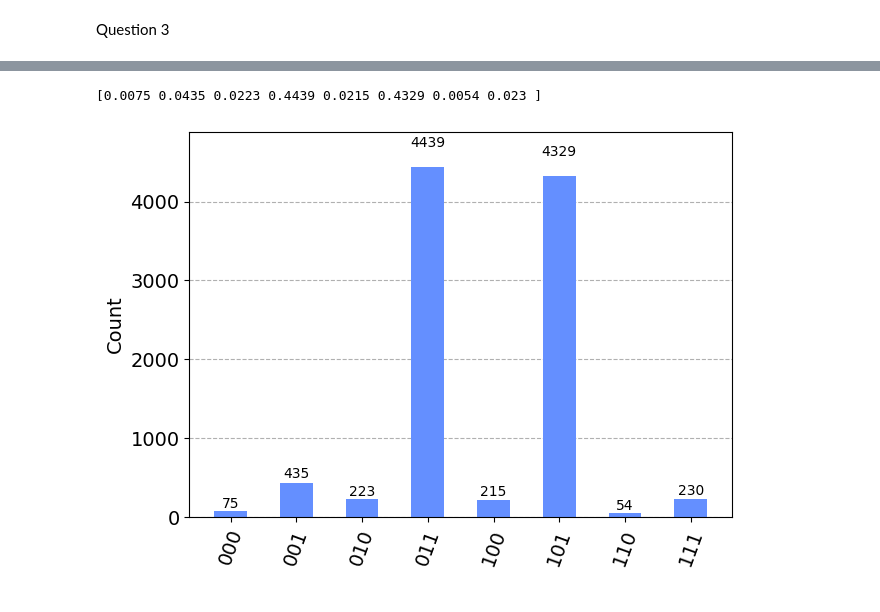
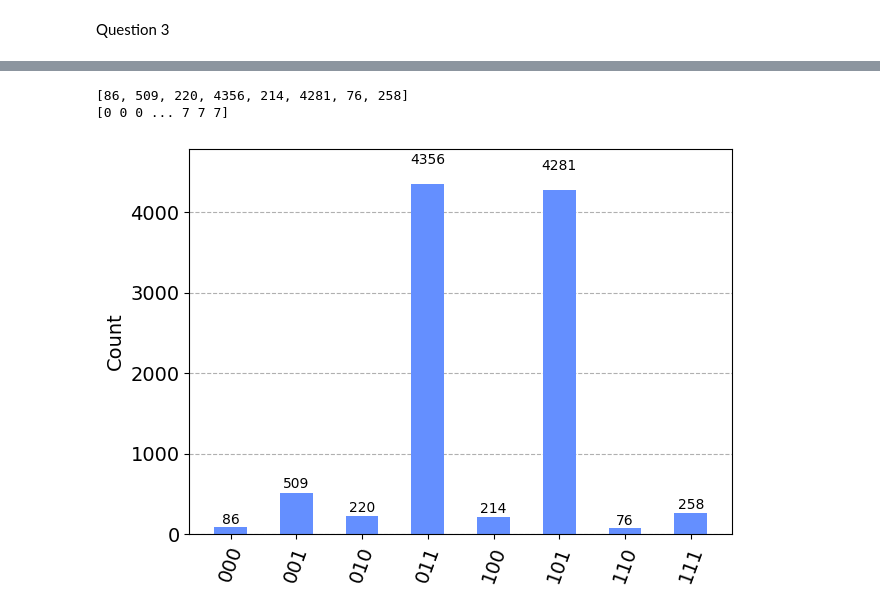
Before and after one commit to AdamNaoui/LOG6953C_TPs, a Jupyter notebook: TP3/tp3.ipynb, the cells around one changed output, grey strips where cells are left out. Drawn from its saved outputs; the diff is of its cells as text; code cells hidden in the pictures.

```diff
--- a/TP3/tp3.ipynb
+++ b/TP3/tp3.ipynb
@@ -222,9 +245,9 @@ prog.x(2)
 
 prog.ccz(2,1,0)
 
-prog.x(0)
+prog.z(0)
 prog.z(1)
-prog.x(2)
+prog.z(2)
 
 for qubit in range(3):
     prog.h(qubit)
@@ -368,26 +419,27 @@ device_backend = FakeNairobi()
 sim_nairo = AerSimulator.from_backend(device_backend)
 print("Compare chaque set de circuit équivalent avec sa version de référence.")
 for mutant in list(set_of_circuits.keys()):
-    print(mutant)
-# for mutant in ["circuit"]:
+    print("Mutant =", mutant)
     circuit_ref = set_of_circuits[mutant][0]
     exec(circuit_ref)
 
     transpiled_grover_circuit_ref = transpile(prog, sim_nairo, optimization_level=3)
     job_ref = execute(transpiled_grover_circuit_ref, sim_nairo, shots=number_of_shots)
     answer_ref = job_ref.result().get_counts()
-    rvs = np.array([answer_ref[qubit]/number_of_shots for qubit in sorted(list(answer_ref.keys()))])
-
+    rvs = [answer_ref[qubit] for qubit in sorted(list(answer_ref.keys()))]
+    # rvs_cumulatif = np.array([sum(rvs[:i]) for i in range(1,len(rvs)+1)])
+    rvs_full = np.array([j for j in range(len(rvs)) for i in range(rvs[j])])
     for circuit in set_of_circuits[mutant][1:]:
         exec(circuit)
 
         transpiled_grover_circuit = transpile(prog, sim_nairo, optimization_level=3)
         job = execute(prog, sim_nairo, shots=number_of_shots)
         answer = job.result().get_counts()
-        cdf = np.array([answer[qubit]/number_of_shots for qubit in sorted(list(answer.keys()))])
-
+        cdf = [answer[qubit] for qubit in sorted(list(answer.keys()))]
+        # cdf_cumulatif = np.array([sum(cdf[:i]) for i in range(1,len(cdf)+1)])
+        cdf_full = np.array([j for j in range(len(cdf)) for i in range(cdf[j])])
         # D, p_value = stats.kstest(rvs, cdf, alternative= "two-sided")
         # print(D, p_value)
-        print(stats.kstest(rvs, cdf, alternative= "two-sided"))
+        print(stats.kstest(rvs_full, cdf_full, alternative= "two-sided"))
 # %% [output]
 Compare chaque set de circuit équivalent avec sa version de référence.
@@ -414,26 +521,28 @@ sim_nairo = AerSimulator.from_backend(device_backend)
 print("On compare chaque variant avec la version non mutée du même variant.")
 for i in range(len(set_of_circuits['circuit'])):
     print(i)
-# for mutant in ["circuit"]:
+
     circuit_ref = set_of_circuits['circuit'][i]
     exec(circuit_ref)
 
     transpiled_grover_circuit_ref = transpile(prog, sim_nairo, optimization_level=3)
     job_ref = execute(transpiled_grover_circuit_ref, sim_nairo, shots=number_of_shots)
     answer_ref = job_ref.result().get_counts()
-    rvs = np.array([answer_ref[qubit]/number_of_shots for qubit in sorted(list(answer_ref.keys()))])
-
+    rvs = [answer_ref[qubit] for qubit in sorted(list(answer_ref.keys()))]
+    # rvs_cumulatif = np.array([sum(rvs[:i]) for i in range(1,len(rvs)+1)])
+    rvs_full = np.array([j for j in range(len(rvs)) for i in range(rvs[j])])
     for circuit in [x for x in list(set_of_circuits.keys()) if x != "circuit"]:
-        exec(circuit)
+        exec(set_of_circuits[circuit][i])
 
         transpiled_grover_circuit = transpile(prog, sim_nairo, optimization_level=3)
         job = execute(prog, sim_nairo, shots=number_of_shots)
         answer = job.result().get_counts()
-        cdf = np.array([answer[qubit]/number_of_shots for qubit in sorted(list(answer.keys()))])
-
+        cdf = [answer[qubit] for qubit in sorted(list(answer.keys()))]
+        # cdf_cumulatif = np.array([sum(cdf[:i]) for i in range(1,len(cdf)+1)])
+        cdf_full = np.array([j for j in range(len(cdf)) for i in range(cdf[j])])
         # D, p_value = stats.kstest(rvs, cdf, alternative= "two-sided")
         # print(D, p_value)
-        print(stats.kstest(rvs, cdf, alternative= "two-sided"))
+        print(stats.kstest(rvs_full, cdf_full, alternative= "two-sided"))
 # %% [output]
 On compare chaque variant avec la version non mutée du même variant.
 0
@@ -463,37 +623,41 @@ for q in [0, 1, 2]:
 prog.cz(2, 0)
 prog.cz(1, 0)
 
 for qubit in range(3):
     prog.h(qubit)
 
 prog.x(0)
 prog.x(1)
 prog.x(2)
 
 prog.ccz(2,1,0)
 
 prog.x(0)
 prog.x(1)
 prog.x(2)
 
 for qubit in range(3):
     prog.h(qubit)
 
 prog.measure_all()
 '''
 
-exec(circuit)
+exec(set_of_circuits['circuit'][0])
 
 
 transpiled_grover_circuit_ref = transpile(prog, sim_nairo, optimization_level=3)
 job_ref = execute(transpiled_grover_circuit_ref, sim_nairo, shots=number_of_shots)
 answer_ref = job_ref.result().get_counts()
-rvs = np.array([answer_ref[qubit]/number_of_shots for qubit in sorted(list(answer_ref.keys()))])
+rvs = [answer_ref[qubit] for qubit in sorted(list(answer_ref.keys()))]
+# rvs_cumulatif = np.array([sum(rvs[:i]) for i in range(1,len(rvs)+1)])
+rvs_full = np.array([j for j in range(len(rvs)) for i in range(rvs[j])])
 print(rvs)
+print(rvs_full)
 plot_histogram(answer_ref)
 # %% [output]
-[0.0075 0.0435 0.0223 0.4439 0.0215 0.4329 0.0054 0.023 ]
+[86, 509, 220, 4356, 214, 4281, 76, 258]
+[0 0 0 ... 7 7 7]
-[figure, old version]
+[figure, new version]
 # %%
 # suppression de porte
 mutant_1 = '''prog = QuantumCircuit(3)
```
Also changed, not shown: parts of 24 cells of this notebook.
